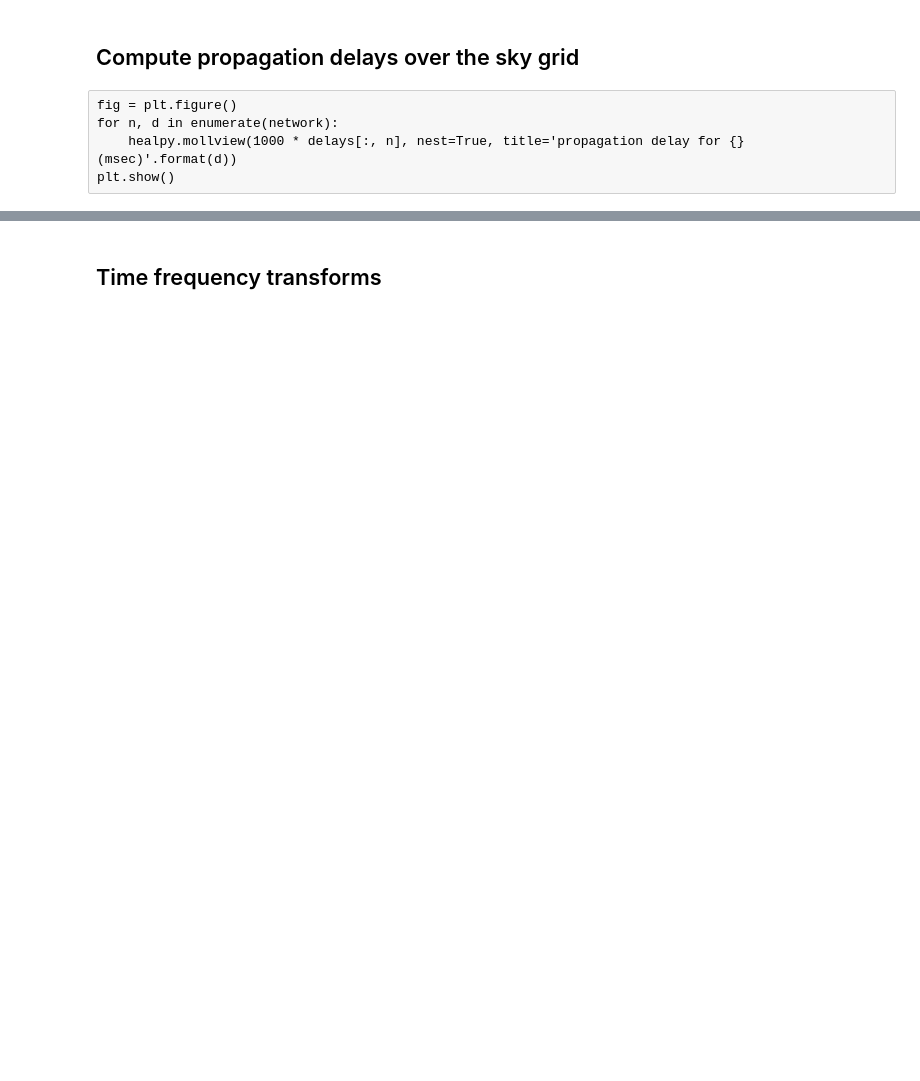
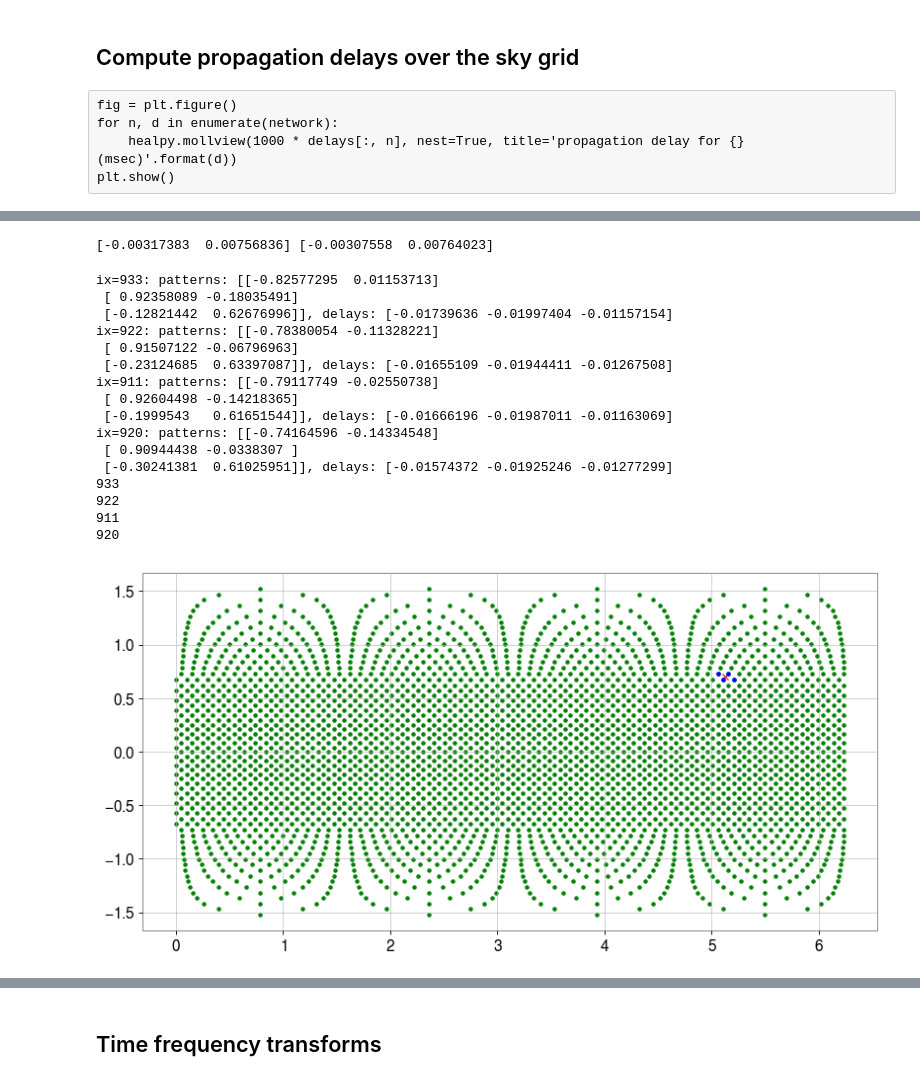
Before and after one commit to ecm0/pyburst, a Jupyter notebook: pipeline/pipeline.ipynb, the cells around one changed output, grey strips where cells are left out. Saved outputs shown, nothing was run; the diff lists cells and outputs as text; code cells hidden in the pictures; blank space fills up the shorter version.

```diff
--- a/pipeline/pipeline.ipynb
+++ b/pipeline/pipeline.ipynb
@@ -142,3 +56,6 @@ antenna_patterns = numpy.array(antenna_patterns)
+# %%
+antenna_patterns = numpy.array([[d.antenna_pattern(*p.coords(fmt='lonlat', unit='radians'), 0, ref_time=None) \
+                             for d in network] for p in sky.grid_points()])
 # %% [raw]
 # https://healpy.readthedocs.io/en/latest/healpy_visu.html
 # https://dcc.ligo.org/public/0118/G1500442/010/ligo-virgo-emfollowup-tutorial.html#5.-Working-with-probability-sky-maps
@@ -150,12 +83,8 @@ plt.show()
 # %% [markdown]
 ## Compute propagation delays over the sky grid
-# %%
-delays = []
-for p in sky.grid.healpix_to_skycoord(range(sky.grid.npix)):
-    delays.append([d.time_delay_from_earth_center(math.radians(p.ra.value), math.radians(p.dec.value), \
-                                                  ref_time=None) for d in network])
-
-delays = numpy.array(delays)
+# %%
+delays = numpy.array([[d.time_delay_from_earth_center(*p.coords(fmt='lonlat', unit='radians'), ref_time=None) \
+                             for d in network] for p in sky.grid_points()])
 # %% [raw]
 fig = plt.figure()
 for n, d in enumerate(network):
@@ -163,0 +285,41 @@ plt.show()
+# %%
+deltat = []
+for h in hoft:
+    ix, = numpy.where(numpy.abs(h) > numpy.max(h)/10)
+    t_end = h.t0.value + ix[-1]/sampling_rate
+    deltat.append(t_end - (time+1))
+print(numpy.diff(deltat), numpy.diff(my_delays))
+# %% [output]
+[-0.00317383  0.00756836] [-0.00307558  0.00764023]
+# %%
+close_pixels = healpy.pixelfunc.get_interp_weights(sky.nside,*pt_geo.coords(fmt='colatlon'),sky.order)
+for ix in close_pixels[0]:
+    print('ix={}: patterns: {}, delays: {}'.format(ix,antenna_patterns[ix],delays[ix]))
+
+lon, lat = sky.grid.healpix_to_lonlat(range(sky.grid.npix))
+
+fig, axes = plt.subplots()
+for lo,la in zip(lon,lat):
+    plt.plot(lo, la,'g.')
+plt.plot(pt_geo.lon, pt_geo.lat,'rx')
+for ix in close_pixels[0]:
+    print(ix)
+    plt.plot(lon[ix], lat[ix],'b.')
+# %% [output]
+ix=933: patterns: [[-0.82577295  0.01153713]
+ [ 0.92358089 -0.18035491]
+ [-0.12821442  0.62676996]], delays: [-0.01739636 -0.01997404 -0.01157154]
+ix=922: patterns: [[-0.78380054 -0.11328221]
+ [ 0.91507122 -0.06796963]
+ [-0.23124685  0.63397087]], delays: [-0.01655109 -0.01944411 -0.01267508]
+ix=911: patterns: [[-0.79117749 -0.02550738]
+ [ 0.92604498 -0.14218365]
+ [-0.1999543   0.61651544]], delays: [-0.01666196 -0.01987011 -0.01163069]
+ix=920: patterns: [[-0.74164596 -0.14334548]
+ [ 0.90944438 -0.0338307 ]
+ [-0.30241381  0.61025951]], delays: [-0.01574372 -0.01925246 -0.01277299]
+933
+922
+911
+920
+[figure, added]
```
Also changed, not shown: parts of 49 cells of this notebook.
